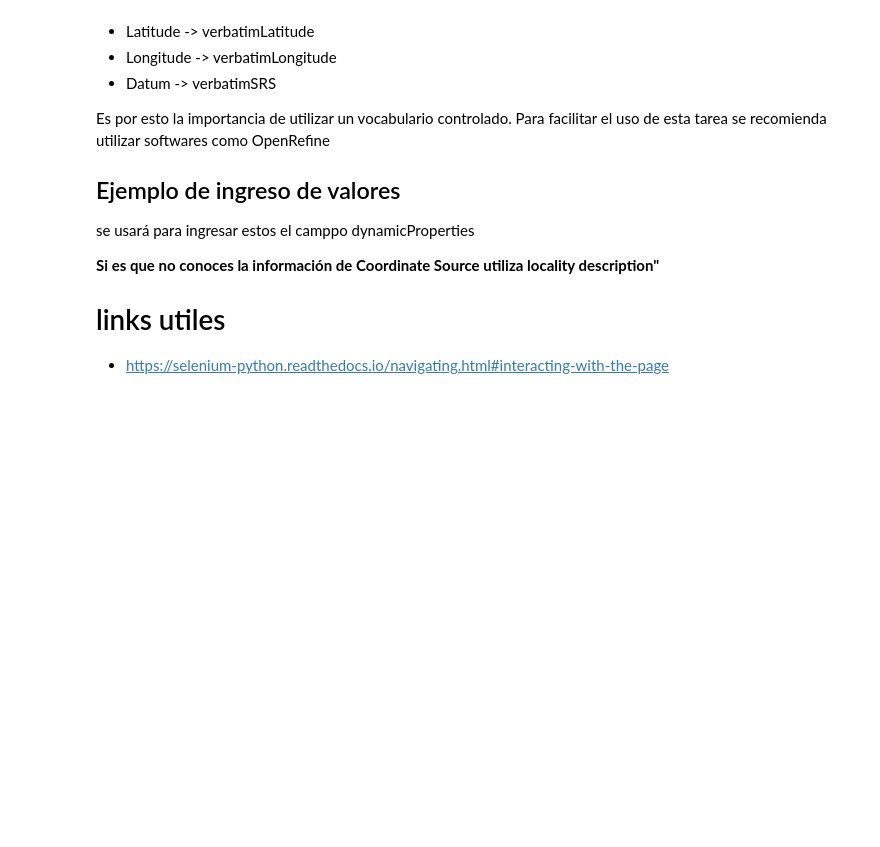
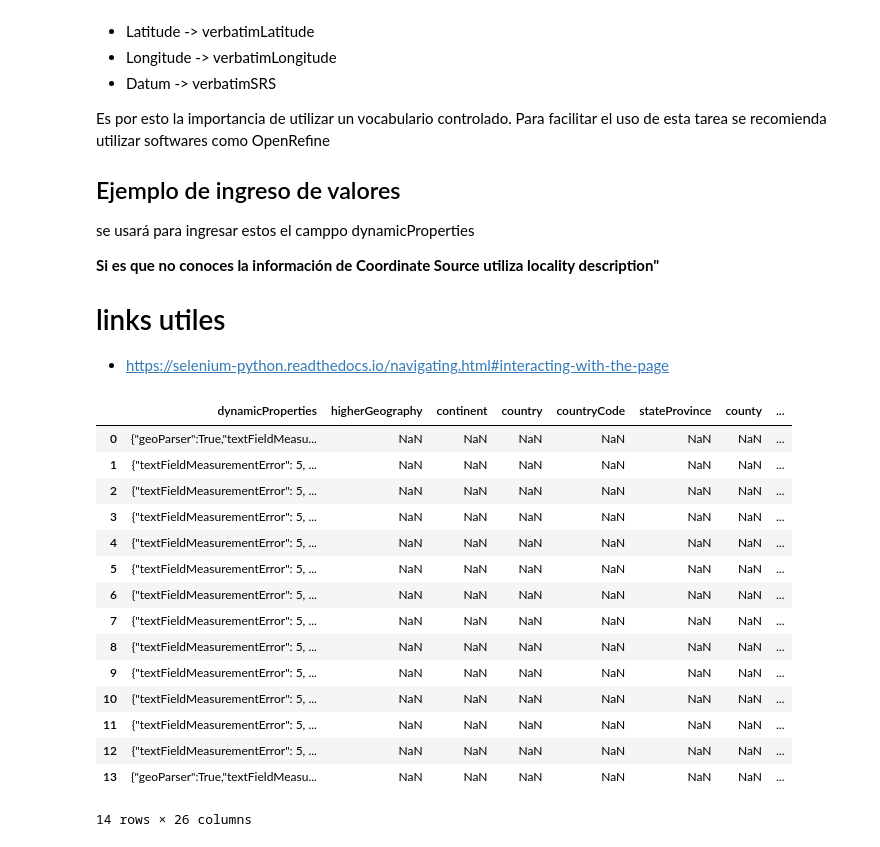
Before and after one commit to marcelooyaneder/Date_GeoParser, a Jupyter notebook: GeoParser/georeferenceCalculator_Selenium.ipynb, the cells around one changed output. Drawn from its saved outputs; the diff is of its cells as text; code cells hidden in the pictures; blank space fills up the shorter version.

```diff
--- a/GeoParser/georeferenceCalculator_Selenium.ipynb
+++ b/GeoParser/georeferenceCalculator_Selenium.ipynb
@@ -555 +542,22 @@ seleniumGeorref("degrees minutes seconds",lat,lon,dynamicProperties).coordinates
+# %%
+import pandas as pd
+df=pd.read_csv("sel_test.csv",sep=",")
+df
+# %% [output]
+|  | dynamicProperties | higherGeography | continent | country | countryCode | stateProvince | county | ... |
+| 0 | {"geoParser":True,"textFieldMeasu... | NaN | NaN | NaN | NaN | NaN | NaN | ... |
+| 1 | {"textFieldMeasurementError": 5, ... | NaN | NaN | NaN | NaN | NaN | NaN | ... |
+| 2 | {"textFieldMeasurementError": 5, ... | NaN | NaN | NaN | NaN | NaN | NaN | ... |
+| 3 | {"textFieldMeasurementError": 5, ... | NaN | NaN | NaN | NaN | NaN | NaN | ... |
+| 4 | {"textFieldMeasurementError": 5, ... | NaN | NaN | NaN | NaN | NaN | NaN | ... |
+| 5 | {"textFieldMeasurementError": 5, ... | NaN | NaN | NaN | NaN | NaN | NaN | ... |
+| 6 | {"textFieldMeasurementError": 5, ... | NaN | NaN | NaN | NaN | NaN | NaN | ... |
+| 7 | {"textFieldMeasurementError": 5, ... | NaN | NaN | NaN | NaN | NaN | NaN | ... |
+| 8 | {"textFieldMeasurementError": 5, ... | NaN | NaN | NaN | NaN | NaN | NaN | ... |
+| 9 | {"textFieldMeasurementError": 5, ... | NaN | NaN | NaN | NaN | NaN | NaN | ... |
+| 10 | {"textFieldMeasurementError": 5, ... | NaN | NaN | NaN | NaN | NaN | NaN | ... |
+| 11 | {"textFieldMeasurementError": 5, ... | NaN | NaN | NaN | NaN | NaN | NaN | ... |
+| 12 | {"textFieldMeasurementError": 5, ... | NaN | NaN | NaN | NaN | NaN | NaN | ... |
+| 13 | {"geoParser":True,"textFieldMeasu... | NaN | NaN | NaN | NaN | NaN | NaN | ... |
+14 rows × 26 columns
 # %%
```
Also changed, not shown: parts of 4 cells of this notebook, 2 other files.
